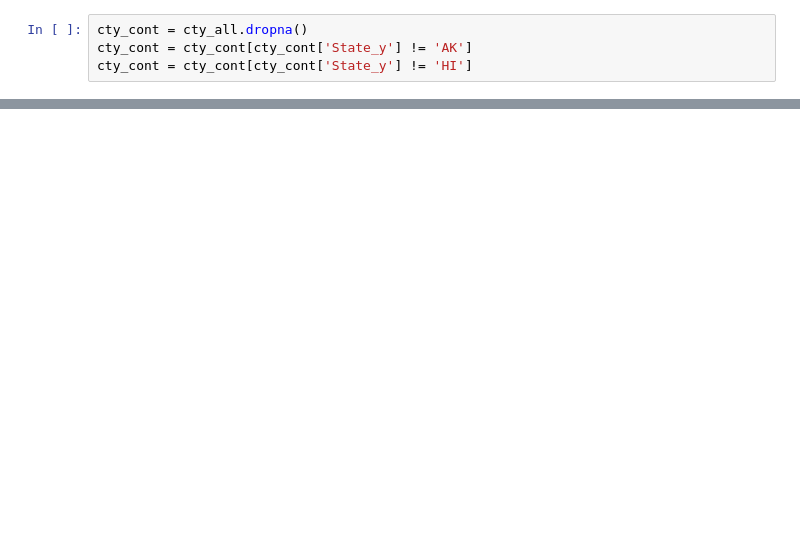
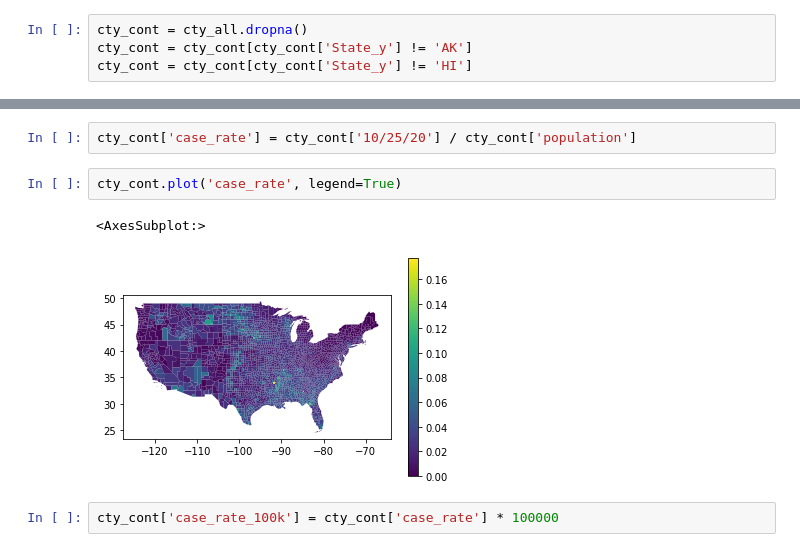
Before and after one commit to jamesdamillington/usa-covid-mapping, a Jupyter notebook: USA-covid-choropleth.ipynb, the cells around one changed output, grey strips where cells are left out. Saved outputs shown, nothing was run; the diff lists cells and outputs as text; blank space fills up the shorter version.

```diff
--- a/USA-covid-choropleth.ipynb
+++ b/USA-covid-choropleth.ipynb
@@ -177,0 +183,9 @@ cty_cont.plot('population')
+# %%
+cty_cont['case_rate'] = cty_cont['10/25/20'] / cty_cont['population']
+# %%
+cty_cont.plot('case_rate', legend=True)
+# %% [output]
+<AxesSubplot:>
+[figure, added]
+# %%
+cty_cont['case_rate_100k'] = cty_cont['case_rate'] * 100000
```
Also changed, not shown: parts of 29 cells of this notebook.
